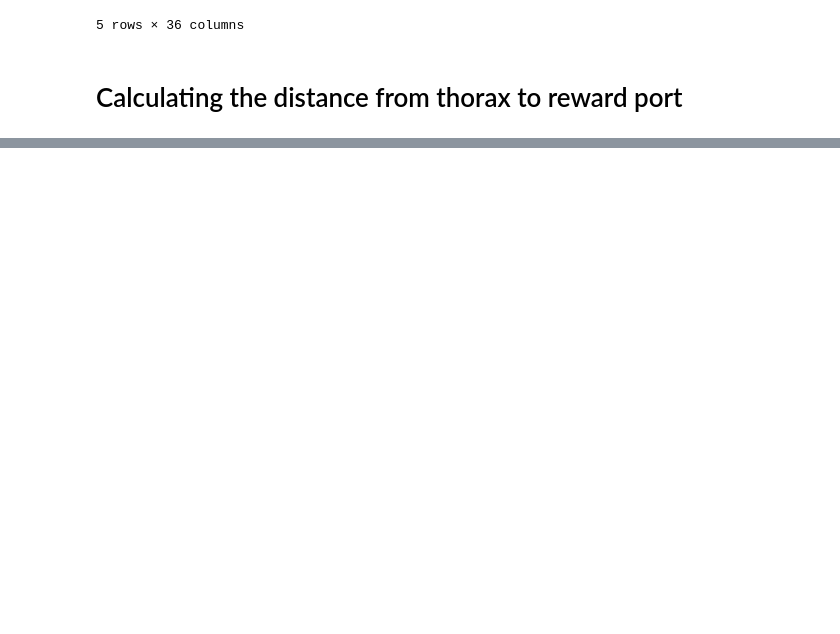
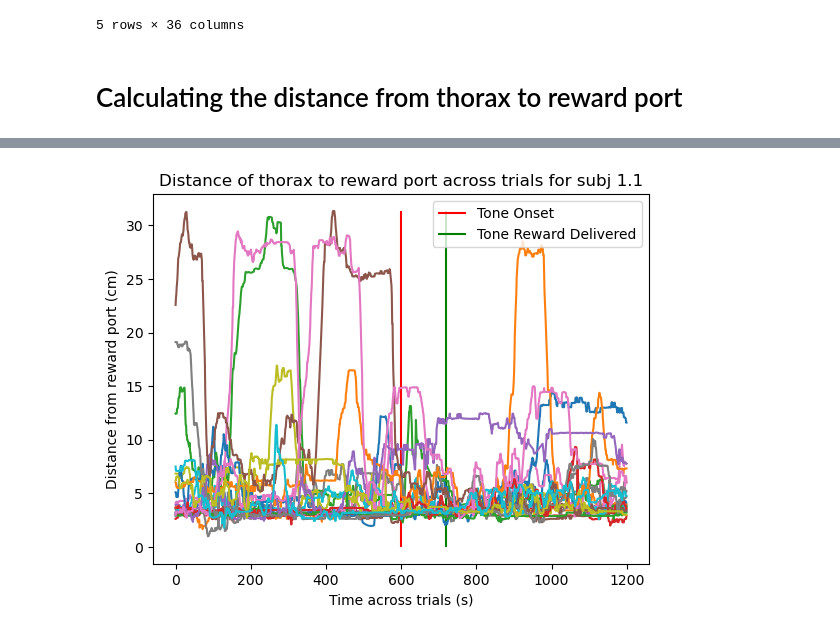
Before and after one commit to padillacoreanolab/dominance_strain_comparison, a Jupyter notebook: results/2023_05_02_rc_sleap_analysis/refactored_tone_distance.ipynb, the cells around one changed output, grey strips where cells are left out. Drawn from its saved outputs; the diff is of its cells as text; code cells hidden in the pictures; blank space fills up the shorter version.

Commit message:
nb: check for strain comparison rc distance

```diff
--- a/results/2023_05_02_rc_sleap_analysis/refactored_tone_distance.ipynb
+++ b/results/2023_05_02_rc_sleap_analysis/refactored_tone_distance.ipynb
@@ -488,10 +489,7 @@ TONE_START_DF.head()
 # Calculating the distance from thorax to reward port
 # %%
 TONE_START_DF["thorax_to_reward_port_distance"] = TONE_START_DF.apply(lambda row: np.linalg.norm(row["pose_estimation_thorax_coordinates"] - row["reward_port_scaled"], axis=1), axis=1)
+TONE_START_DF["nose_to_reward_port_distance"] = TONE_START_DF.apply(lambda row: np.linalg.norm(row["pose_estimation_nose_coordinates"] - row["reward_port_scaled"], axis=1), axis=1)
 # %%
-TONE_START_DF["thorax_to_reward_port_tone_slices"] = TONE_START_DF.apply(lambda row:  np.vstack([row["thorax_to_reward_port_distance"][tone_frame-frame_range:tone_frame+frame_range] for tone_frame in row["all_tone_frame"] if tone_frame <= row["thorax_to_reward_port_distance"].shape[0]]), axis=1)
+TONE_START_DF["thorax_to_reward_port_tone_slices"] = TONE_START_DF.apply(lambda row:  np.vstack([row["thorax_to_reward_port_distance"][tone_frame-FRAME_RANGE:tone_frame+FRAME_RANGE] for tone_frame in row["all_tone_frame"] if tone_frame <= row["thorax_to_reward_port_distance"].shape[0]]), axis=1)
+TONE_START_DF["nose_to_reward_port_tone_slices"] = TONE_START_DF.apply(lambda row:  np.vstack([row["nose_to_reward_port_distance"][tone_frame-FRAME_RANGE:tone_frame+FRAME_RANGE] for tone_frame in row["all_tone_frame"] if tone_frame <= row["nose_to_reward_port_distance"].shape[0]]), axis=1)
-# %%
-# Iterate over each row in the array
-for i, row in enumerate(TONE_START_DF["thorax_to_reward_port_tone_slices"].iloc[10]):
-    # Plot the row data
-    plt.plot(row, label=f'Line {i+1}')
@@ -503,0 +520,18 @@ i
+# %%
+for index, row in TONE_START_DF.iterrows():
+    fig, ax = plt.subplots()
+    plt.xlabel("Time across trials (s)")
+    plt.ylabel("Distance from reward port (cm)")
+    plt.vlines(FRAME_RANGE, ymin=0, ymax=np.max(row["thorax_to_reward_port_tone_slices"]), label="Tone Onset", colors="r")
+    plt.vlines(FRAME_RANGE + 4 * FRAME_RATE, ymin=0, ymax=np.max(row["thorax_to_reward_port_tone_slices"]), label="Tone Reward Delivered", colors="g")
+    plt.title("Distance of thorax to reward port across trials for subj {}".format(row["subj_id"]))
+    for i, row in enumerate(row["thorax_to_reward_port_tone_slices"]):
+        # Plot the row data
+        # sns.plot(row, label=f'Line {i+1}')
+        sns.lineplot(row)
+    plt.legend()
+    plt.show()
+    plt.close()
+    break
+# %% [output]
+[figure, added]
```
Also changed, not shown: parts of 61 cells of this notebook.
